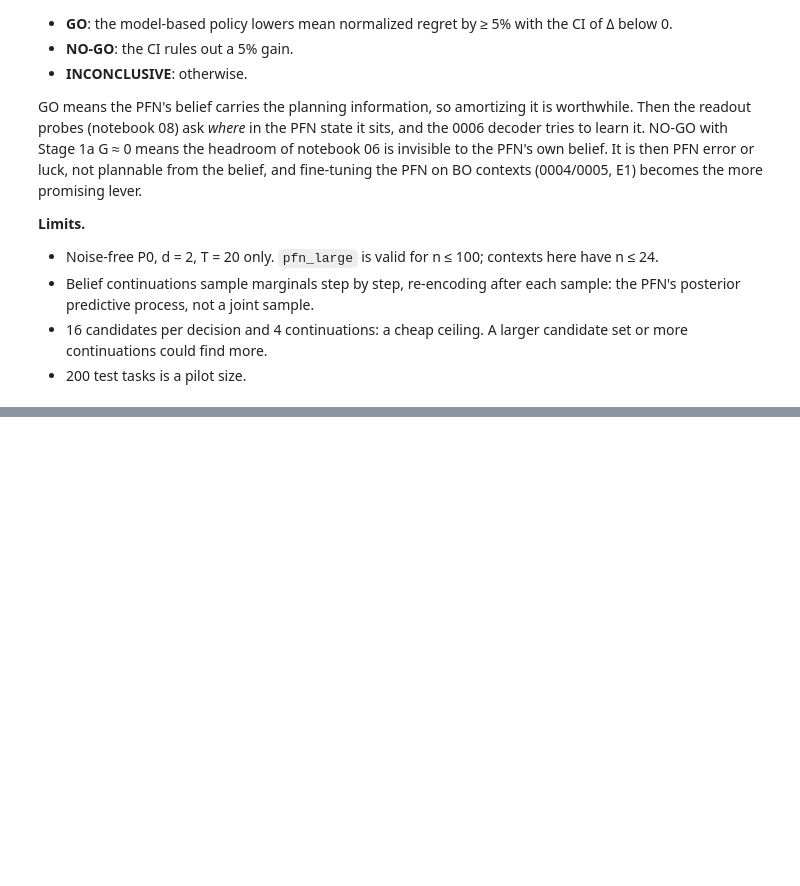
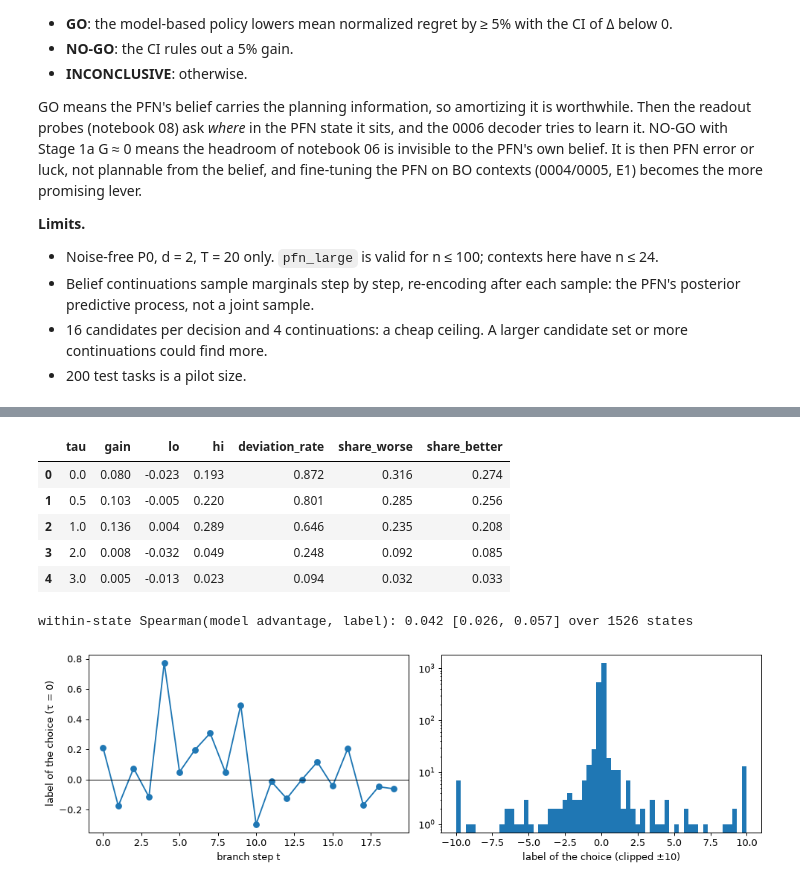
Before and after one commit to timruhkopf/anytime-acquisition, a Jupyter notebook: notebooks/07_2026-11-11_api_gate.ipynb, the cells around one changed output, grey strips where cells are left out. Drawn from its saved outputs; the diff is of its cells as text; code cells hidden in the pictures; blank space fills up the shorter version.

Commit message:
api_gate pilot: log §2, notebook 07 executed
Co-Authored-By: Claude Opus 5.5 <noreply@anthropic.com>

```diff
--- a/notebooks/07_2026-11-11_api_gate.ipynb
+++ b/notebooks/07_2026-11-11_api_gate.ipynb
@@ -44,8 +44,15 @@ GO means the PFN's belief carries the planning information, so amortizing it is
 - 16 candidates per decision and 4 continuations: a cheap ceiling. A larger candidate set or more continuations could find more.
 - 200 test tasks is a pilot size.
 # %%
-from anytime_acq.analysis import load_snapshot, paired_diff, show_header, summarize
+import matplotlib.pyplot as plt
+import numpy as np
+import pandas as pd
 
-SNAPSHOT = "results/api_gate/<sweep_id>"  # set after `just snapshot runs/api_gate/<sweep_id>`
+from anytime_acq.analysis import load_snapshot, show_header
+from anytime_acq.analysis.api import gate_verdict, paired_delta
+from anytime_acq.analysis.stats import bootstrap_ci
+from anytime_acq.tasks.api_gate import selected_gain
+
+SNAPSHOT = "/home/ruhkopf/PycharmProjects/anytime-acquisition-api/results/api_gate/pilot_20261111-164326"
 snap = load_snapshot(SNAPSHOT)
 show_header(snap)  # how it was run + configuration, generated from the snapshot
@@ -60,0 +120,7 @@ The GO / NO-GO criterion from the description, evaluated, in one line. Record it
+# %%
+runs = snap.runs
+print("member status:", runs.status.value_counts().to_dict())
+S = runs.iloc[0]
+print("minutes:", {k: round(float(S[k]) / 60, 1) for k in runs.columns if k.startswith("time/")})
+gs, test, dec, best = snap.table("gate_states"), snap.table("test"), snap.table("decisions"), snap.table("best")
+print("states:", gs.state.nunique(), "| test tasks:", test.task.nunique(), "| arms:", sorted(test.arm.unique()))
@@ -60,0 +137,27 @@ The GO / NO-GO criterion from the description, evaluated, in one line. Record it
+# %%
+rows = []
+for tau in (0.0, 0.5, 1.0, 2.0, 3.0):
+    sel = selected_gain(gs, tau)
+    lo, hi = bootstrap_ci(sel.adv_true.to_numpy())
+    rows.append({"tau": tau, "gain": sel.adv_true.mean(), "lo": lo, "hi": hi, "deviation_rate": (sel.j > 0).mean(),
+                 "share_worse": (sel.adv_true < 0).mean(), "share_better": (sel.adv_true > 0).mean()})
+display(pd.DataFrame(rows).round(3))
+v = gs.loc[gs.valid & (gs.j > 0)]
+rho = v.groupby("state").apply(lambda d: d.adv_model.corr(d.adv_true, method="spearman"), include_groups=False)
+lo, hi = bootstrap_ci(rho.dropna().to_numpy())
+print(f"within-state Spearman(model advantage, label): {rho.mean():.3f} [{lo:.3f}, {hi:.3f}] over {rho.notna().sum()} states")
+sel = selected_gain(gs, 0.0)
+fig, ax = plt.subplots(1, 2, figsize=(11, 3.4), dpi=90)
+sel.groupby("t").adv_true.mean().plot(ax=ax[0], marker="o"); ax[0].axhline(0, color="k", lw=0.8)
+ax[0].set_xlabel("branch step t"); ax[0].set_ylabel("label of the choice (τ = 0)")
+ax[1].hist(np.clip(sel.adv_true, -10, 10), bins=60); ax[1].set_yscale("log"); ax[1].set_xlabel("label of the choice (clipped ±10)")
+plt.tight_layout(); plt.show()
+# %% [output]
+|  | tau | gain | lo | hi | deviation_rate | share_worse | share_better |
+| 0 | 0.0 | 0.080 | -0.023 | 0.193 | 0.872 | 0.316 | 0.274 |
+| 1 | 0.5 | 0.103 | -0.005 | 0.220 | 0.801 | 0.285 | 0.256 |
+| 2 | 1.0 | 0.136 | 0.004 | 0.289 | 0.646 | 0.235 | 0.208 |
+| 3 | 2.0 | 0.008 | -0.032 | 0.049 | 0.248 | 0.092 | 0.085 |
+| 4 | 3.0 | 0.005 | -0.013 | 0.023 | 0.094 | 0.032 | 0.033 |
+within-state Spearman(model advantage, label): 0.042 [0.026, 0.057] over 1526 states
+[figure, added]
```
Also changed, not shown: parts of 11 cells of this notebook, 13 other files.
